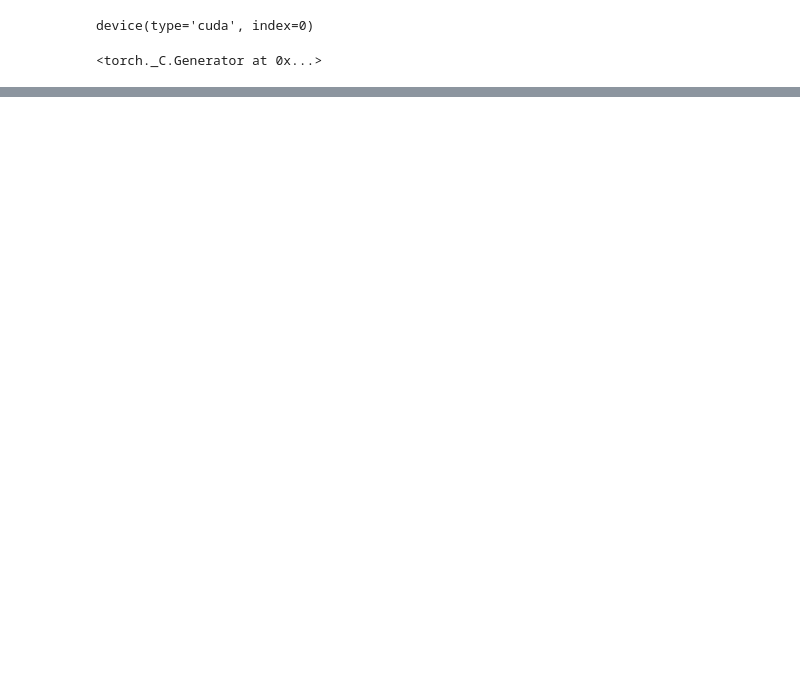
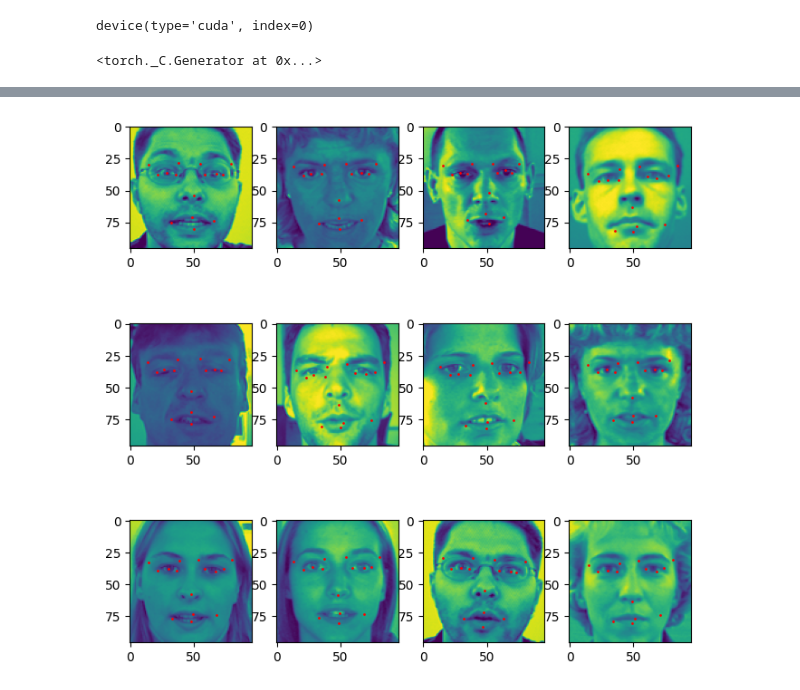
Before and after one commit to maciejplaneta/facial-keypoints-detection, a Jupyter notebook: facial_keypoints_detection.ipynb, the cells around one changed output, grey strips where cells are left out. Saved outputs shown, nothing was run; the diff lists cells and outputs as text; code cells hidden in the pictures; blank space fills up the shorter version.

```diff
--- a/facial_keypoints_detection.ipynb
+++ b/facial_keypoints_detection.ipynb
@@ -215,0 +103,26 @@ Loss: 366.8839416503906
+# %%
+test_dataset = FacialKeypointsDataset(data_path=test_path, train=False)
+test_dataloader = DataLoader(test_dataset, batch_size=12, shuffle=False)
+# %%
+def print_predicted_keypoints(model, dataloader):
+
+    test_batch = next(iter(dataloader)).to(device)
+    test_preds = model(test_batch)
+
+    fig = plt.figure(figsize=(8, 8))
+    columns = 4
+    rows = 3
+    for i in range(1, columns*rows +1):
+        img = test_batch[i-1].cpu().detach()
+        keypoints = test_preds[i-1].cpu().detach()
+        x = keypoints[0::2]
+        y = keypoints[1::2]
+        img = img.permute(1, 2, 0)
+        fig.add_subplot(rows, columns, i)
+        plt.imshow(img)
+        plt.scatter(x, y, c="red", s=1)
+    plt.show()
+# %%
+print_predicted_keypoints(model, test_dataloader)
+# %% [output]
+[figure, added]
```
Also changed, not shown: parts of 12 cells of this notebook, 4 other files.
